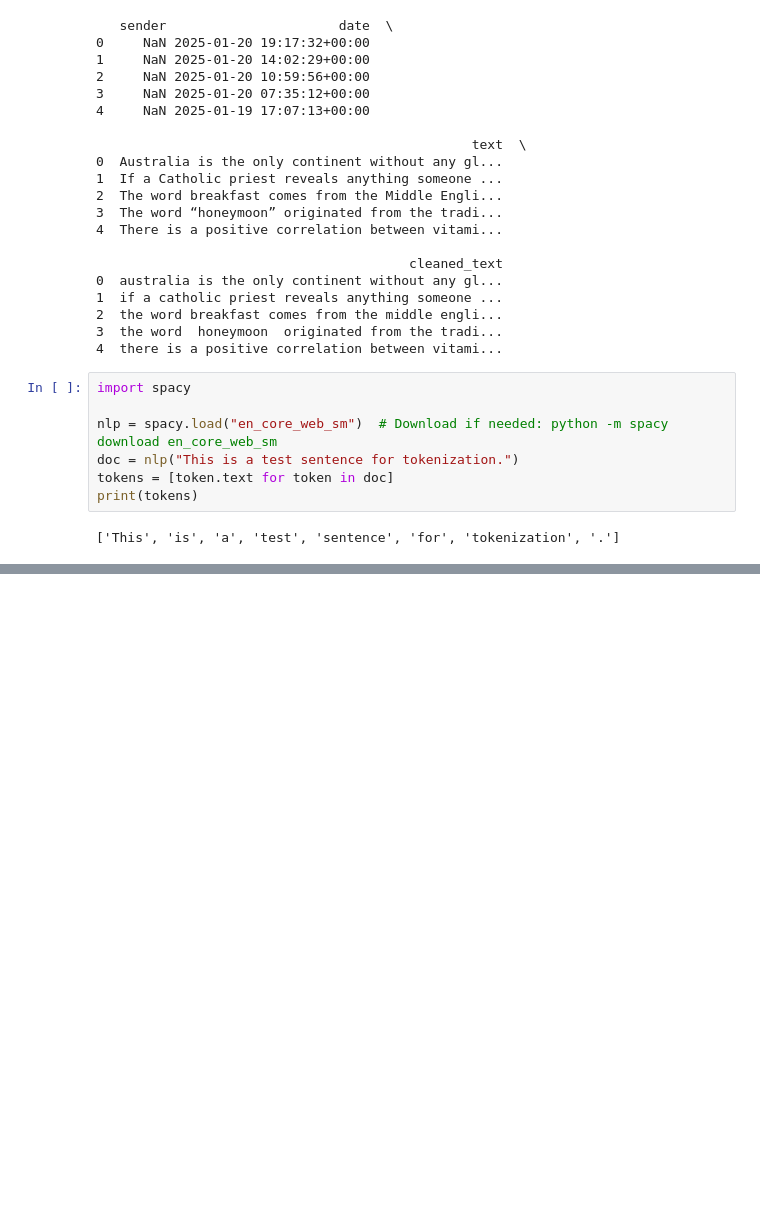
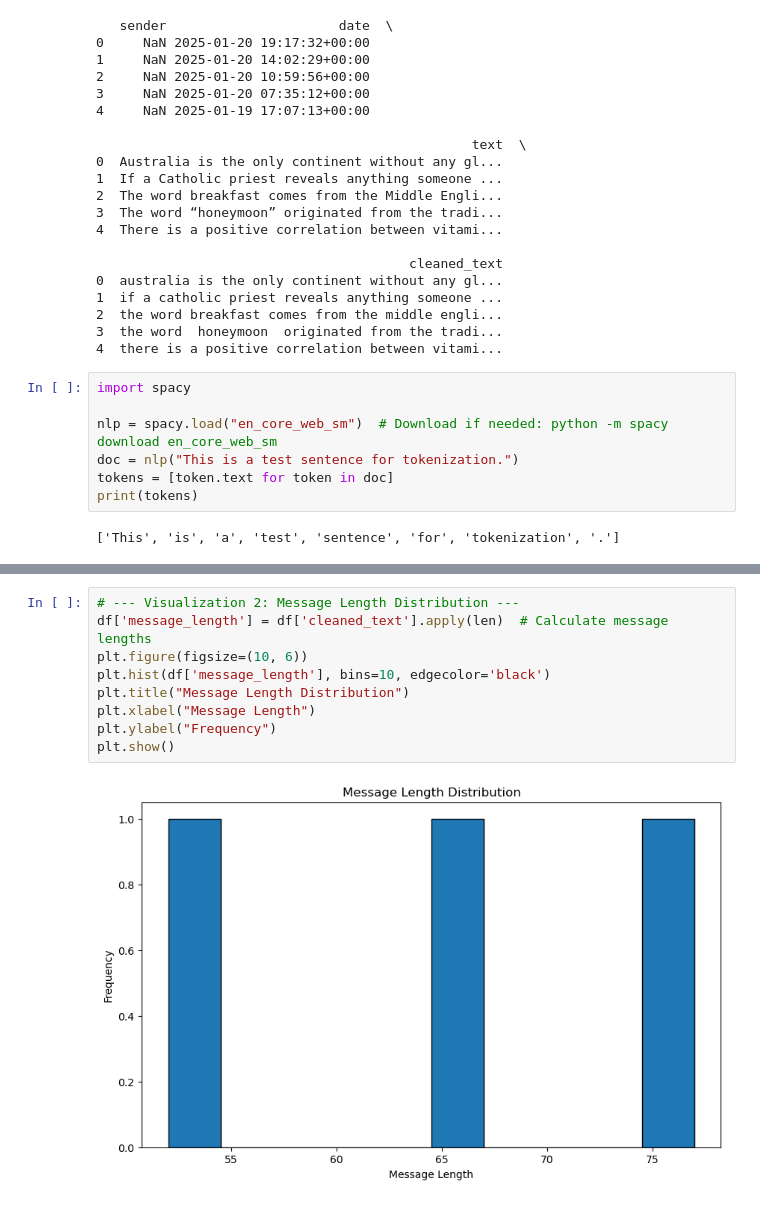
Before and after one commit to TselotBeyene/EthioMart, a Jupyter notebook: notebooks/telegram_data_analysis.ipynb, the cells around one changed output, grey strips where cells are left out. Saved outputs shown, nothing was run; the diff lists cells and outputs as text; blank space fills up the shorter version.

```diff
--- a/notebooks/telegram_data_analysis.ipynb
+++ b/notebooks/telegram_data_analysis.ipynb
@@ -179,0 +240,11 @@ print(tokens)
+# %%
+# --- Visualization 2: Message Length Distribution ---
+df['message_length'] = df['cleaned_text'].apply(len)  # Calculate message lengths
+plt.figure(figsize=(10, 6))
+plt.hist(df['message_length'], bins=10, edgecolor='black')
+plt.title("Message Length Distribution")
+plt.xlabel("Message Length")
+plt.ylabel("Frequency")
+plt.show()
+# %% [output]
+[figure, added]
```
Also changed, not shown: parts of 13 cells of this notebook.
